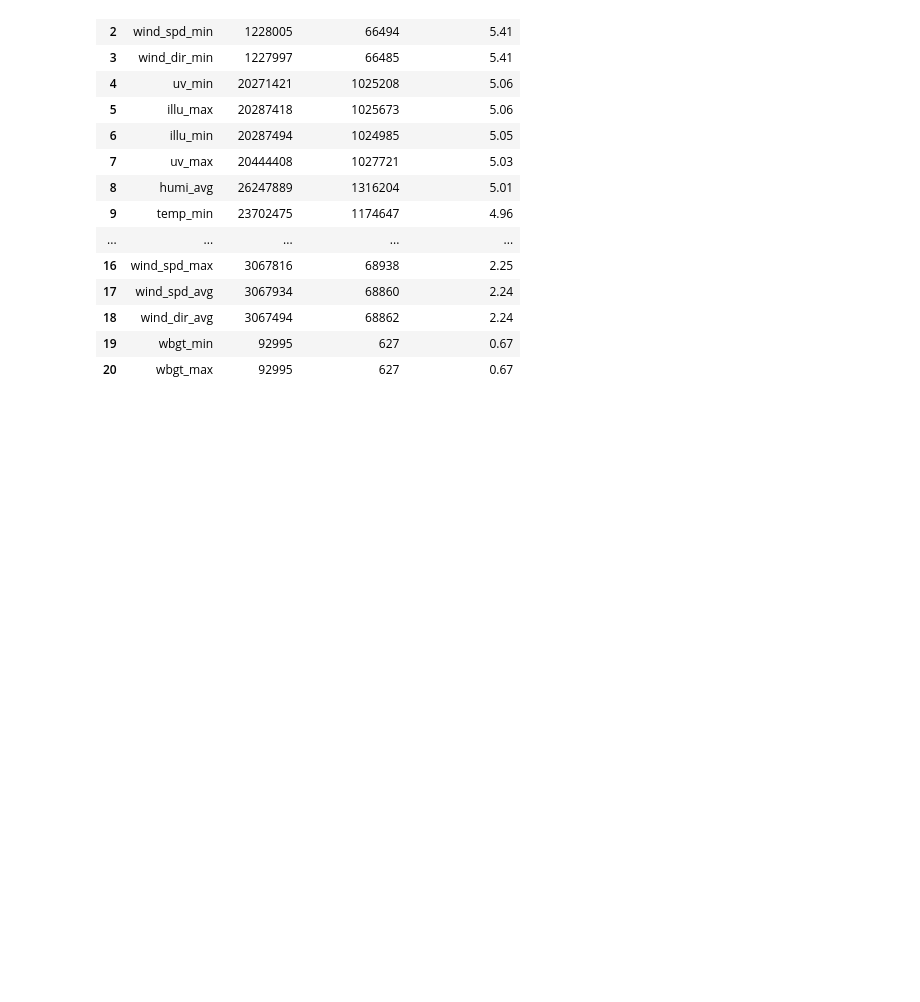
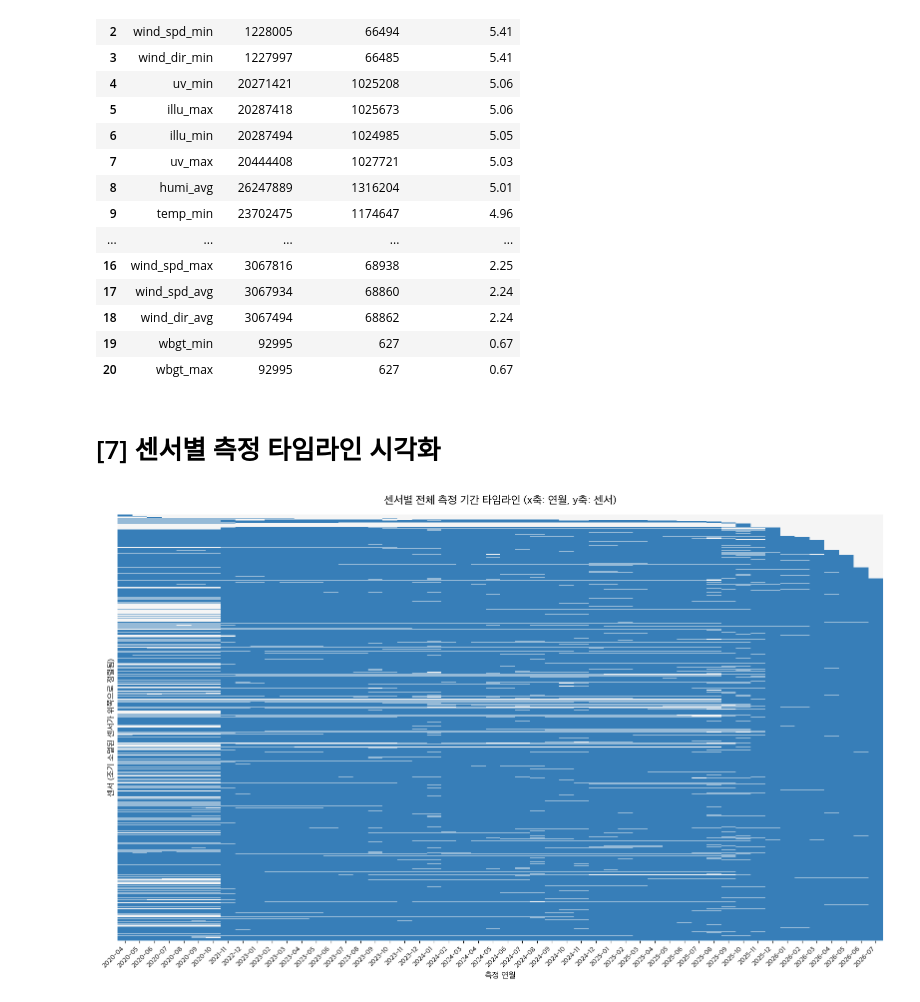
Before and after one commit to kxiarium2003/sdot-analysis, a Jupyter notebook: eda/05-eda-climate.ipynb, the cells around one changed output. Saved outputs shown, nothing was run; the diff lists cells and outputs as text; code cells hidden in the pictures; blank space fills up the shorter version.

```diff
--- a/eda/05-eda-climate.ipynb
+++ b/eda/05-eda-climate.ipynb
@@ -681,3 +681,63 @@ display(df_missing_freq)
 | 18 | wind_dir_avg | 3067494 | 68862 | 2.24 |
 | 19 | wbgt_min | 92995 | 627 | 0.67 |
 | 20 | wbgt_max | 92995 | 627 | 0.67 |
+# %% [markdown]
+# [7] 센서별 측정 타임라인 시각화
+# %%
+import duckdb
+import pandas as pd
+import matplotlib.pyplot as plt
+import seaborn as sns
+
+# 1. 센서별, 연월(YYYY-MM)별 측정 이력 및 최종 측정일 집계
+query_timeline = """
+    WITH monthly_activity AS (
+        SELECT
+            sensor_id_matched,
+            STRFTIME(measure_timestamp, '%Y-%m') AS year_month,
+            1 AS is_active
+        FROM v_sdot
+        GROUP BY sensor_id_matched, STRFTIME(measure_timestamp, '%Y-%m')
+    ),
+    last_measure AS (
+        SELECT
+            sensor_id_matched,
+            MAX(measure_timestamp) AS last_date
+        FROM v_sdot
+        GROUP BY sensor_id_matched
+    )
+    SELECT
+        m.sensor_id_matched,
+        m.year_month,
+        l.last_date,
+        m.is_active
+    FROM monthly_activity m
+    JOIN last_measure l ON m.sensor_id_matched = l.sensor_id_matched
+"""
+df_timeline = duckdb.sql(query_timeline).df()
+
+# 2. 히트맵을 위한 피벗 테이블 생성 (행: 센서, 열: 연월, 값: 1 또는 NaN)
+df_pivot = df_timeline.pivot(index='sensor_id_matched', columns='year_month', values='is_active')
+
+# 3. 조기 소멸된 센서가 위쪽으로 정렬되도록 인덱스 재정렬
+# (Seaborn 히트맵은 데이터프레임의 첫 행을 맨 위에 출력하므로, last_date 오름차순 정렬)
+sensor_order = df_timeline[['sensor_id_matched', 'last_date']].drop_duplicates().sort_values('last_date')['sensor_id_matched']
+df_pivot = df_pivot.reindex(sensor_order)
+
+# 4. 시각화
+plt.figure(figsize=(16, 10))
+
+# 0은 밝은 회색(결측), 1은 파란색(수집)으로 컬러맵 설정
+cmap = sns.color_palette(["#f5f5f5", "#377eb8"])
+
+# 결측치(NaN)를 0으로 채운 후 히트맵 생성
+ax = sns.heatmap(df_pivot.fillna(0), cmap=cmap, cbar=False, yticklabels=False)
+
+plt.title("센서별 전체 측정 기간 타임라인 (x축: 연월, y축: 센서)", fontsize=16, pad=15)
+plt.xlabel("측정 연월", fontsize=12)
+plt.ylabel("센서 (조기 소멸된 센서가 위쪽으로 정렬됨)", fontsize=12)
+plt.xticks(rotation=45, ha='right')
+plt.tight_layout()
+plt.show()
+# %% [output]
+[figure, added]
```
Also changed, not shown: parts of 1 cell of this notebook.
